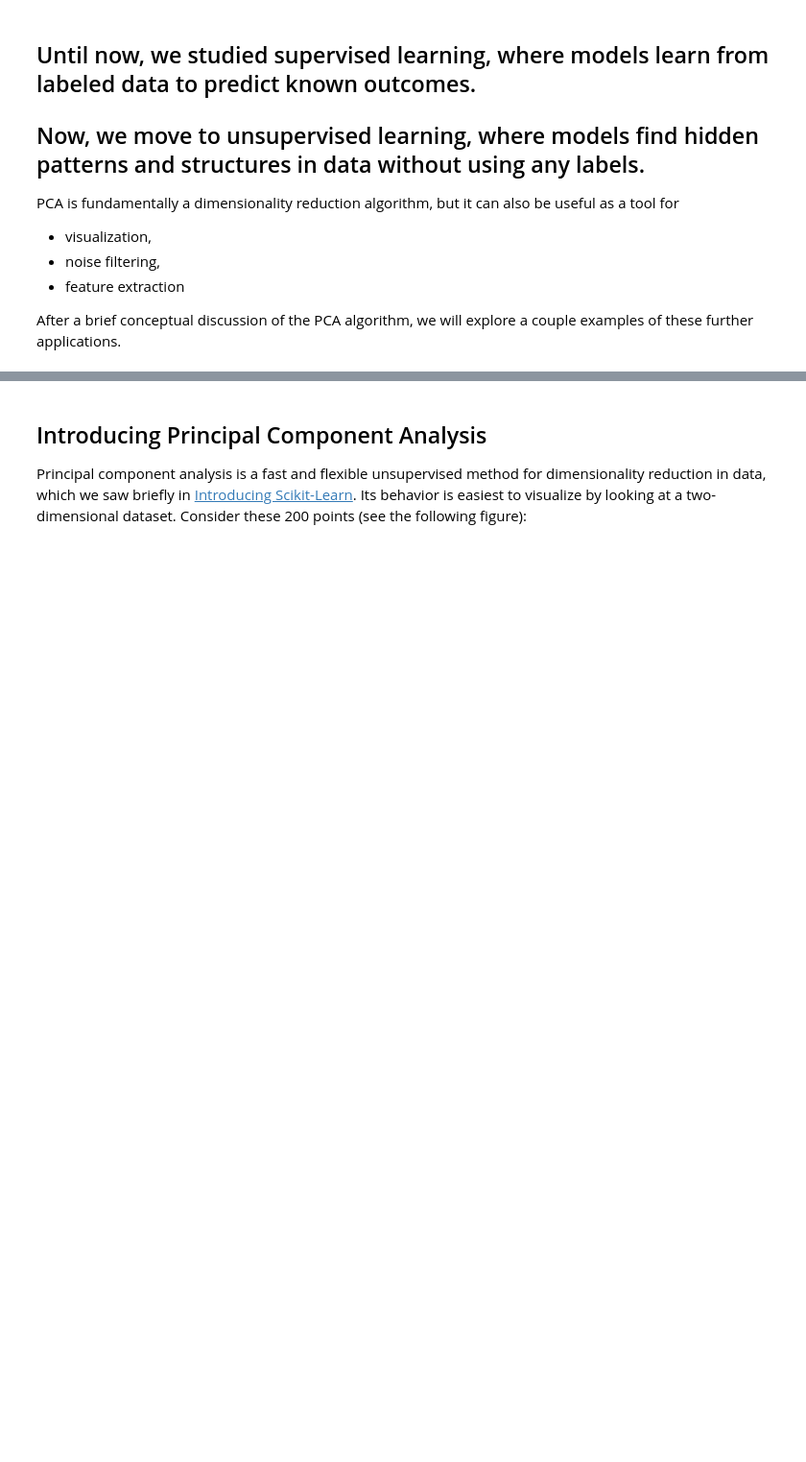
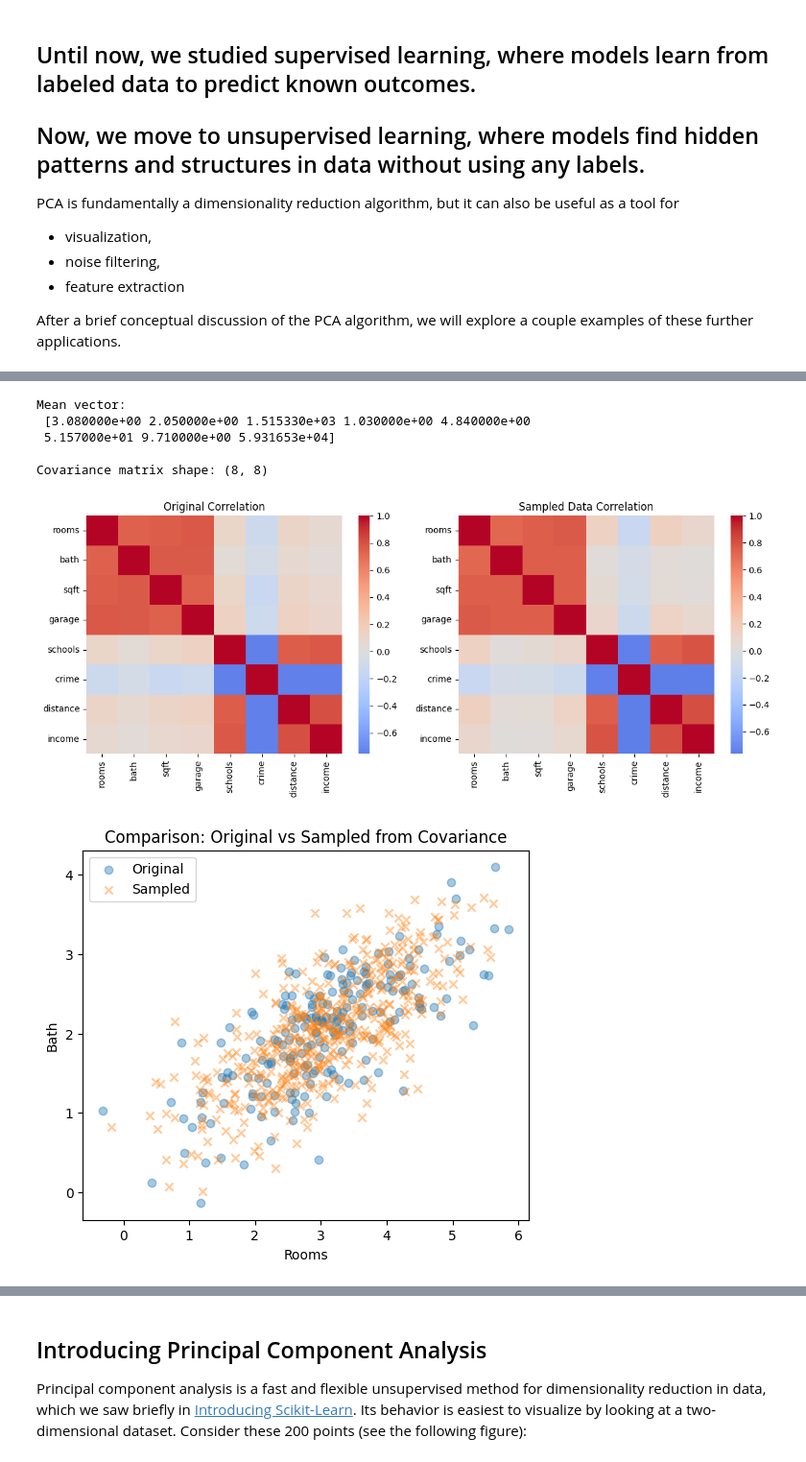
Before and after one commit to rishabh-mondal/Machine-Learing-Lernings, a Jupyter notebook: pca_2.ipynb, the cells around one changed output, grey strips where cells are left out. Shown at 96% size. Cells and saved outputs as stored; diff of their text form; code cells hidden in the pictures; blank space fills up the shorter version.

```diff
--- a/pca_2.ipynb
+++ b/pca_2.ipynb
@@ -20,0 +340,76 @@ import matplotlib.pyplot as plt
+# %%
+import numpy as np
+import pandas as pd
+import seaborn as sns
+import matplotlib.pyplot as plt
+
+# Step 1: Your existing dataset
+np.random.seed(42)
+n = 200
+
+mean1 = np.zeros(4)
+cov1 = np.full((4,4), 0.8)
+np.fill_diagonal(cov1, 1)
+group1 = np.random.multivariate_normal(mean1, cov1, n)
+
+mean2 = np.zeros(4)
+cov2 = np.full((4,4), 0.8)
+np.fill_diagonal(cov2, 1)
+group2 = np.random.multivariate_normal(mean2, cov2, n)
+
+data = np.hstack((group1, group2))
+df = pd.DataFrame(data, columns=["rooms", "bath", "sqft", "garage",
+                                 "schools", "crime", "distance", "income"])
+
+# Step 2: Apply scaling
+df["rooms"] = 3 + df["rooms"] * 1.2
+df["bath"] = 2 + df["bath"] * 0.8
+df["sqft"] = 1500 + df["sqft"] * 300
+df["garage"] = 1 + df["garage"] * 0.5
+df["schools"] = 5 + df["schools"] * 1.5
+df["crime"] = 50 - df["crime"] * 10
+df["distance"] = 10 + df["distance"] * 2
+df["income"] = 60000 + df["income"] * 8000
+
+# Step 3: Compute mean and covariance matrix
+mean_vec = df.mean().values
+cov_mat = df.cov().values
+
+print("Mean vector:\n", np.round(mean_vec, 2))
+print("\nCovariance matrix shape:", cov_mat.shape)
+
+# Step 4: Sample new points from same covariance structure
+np.random.seed(0)
+new_samples = np.random.multivariate_normal(mean_vec, cov_mat, size=500)
+
+# Step 5: Convert to DataFrame
+df_new = pd.DataFrame(new_samples, columns=df.columns)
+
+# Step 6: Visualize correlation similarity between original and sampled
+fig, axes = plt.subplots(1, 2, figsize=(12, 5))
+sns.heatmap(df.corr(), cmap="coolwarm", center=0, ax=axes[0])
+axes[0].set_title("Original Correlation")
+
+sns.heatmap(df_new.corr(), cmap="coolwarm", center=0, ax=axes[1])
+axes[1].set_title("Sampled Data Correlation")
+
+plt.tight_layout()
+plt.show()
+
+# Step 7: Scatter comparison (check shape similarity)
+plt.figure(figsize=(6, 5))
+plt.scatter(df["rooms"], df["bath"], alpha=0.4, label="Original")
+plt.scatter(df_new["rooms"], df_new["bath"], alpha=0.4, label="Sampled", marker="x")
+plt.xlabel("Rooms")
+plt.ylabel("Bath")
+plt.title("Comparison: Original vs Sampled from Covariance")
+plt.legend()
+plt.show()
+# %% [output]
+Mean vector:
+ [3.080000e+00 2.050000e+00 1.515330e+03 1.030000e+00 4.840000e+00
+ 5.157000e+01 9.710000e+00 5.931653e+04]
+
+Covariance matrix shape: (8, 8)
+[figure, added]
+[figure, added]
```
Also changed, not shown: parts of 9 cells of this notebook.
